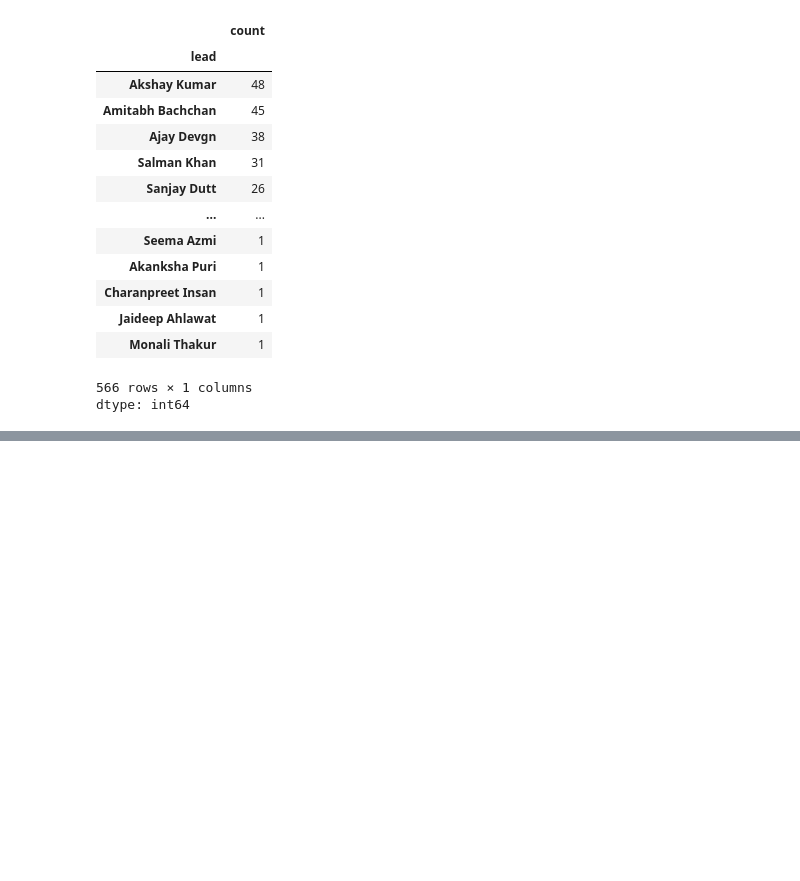
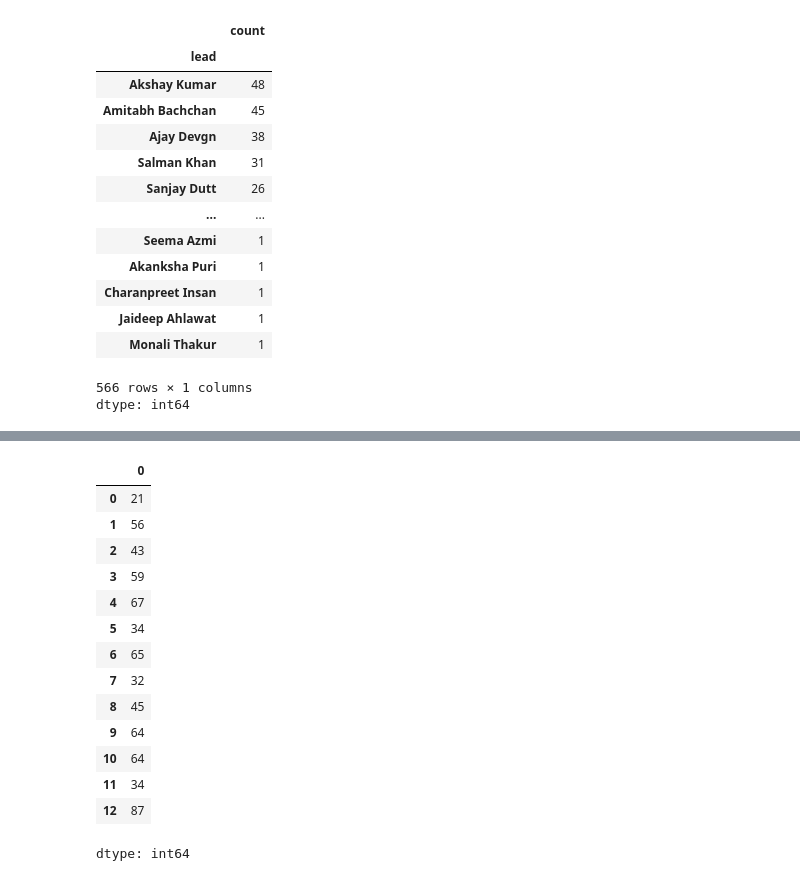
Before and after one commit to Hubert1234567890/python_data_science-, a Jupyter notebook: pandas/pandas_practice.ipynb, the cells around one changed output, grey strips where cells are left out. Saved outputs shown, nothing was run; the diff lists cells and outputs as text; code cells hidden in the pictures; blank space fills up the shorter version.

```diff
--- a/pandas/pandas_practice.ipynb
+++ b/pandas/pandas_practice.ipynb
@@ -213,0 +256,19 @@ dtype: int64
+# %%
+x = pd.Series([21,56,43,59,67,34,65,32,45,64,64,34,87])
+x
+# %% [output]
+|  | 0 |
+| 0 | 21 |
+| 1 | 56 |
+| 2 | 43 |
+| 3 | 59 |
+| 4 | 67 |
+| 5 | 34 |
+| 6 | 65 |
+| 7 | 32 |
+| 8 | 45 |
+| 9 | 64 |
+| 10 | 64 |
+| 11 | 34 |
+| 12 | 87 |
+dtype: int64
```
Also changed, not shown: parts of 14 cells of this notebook.
